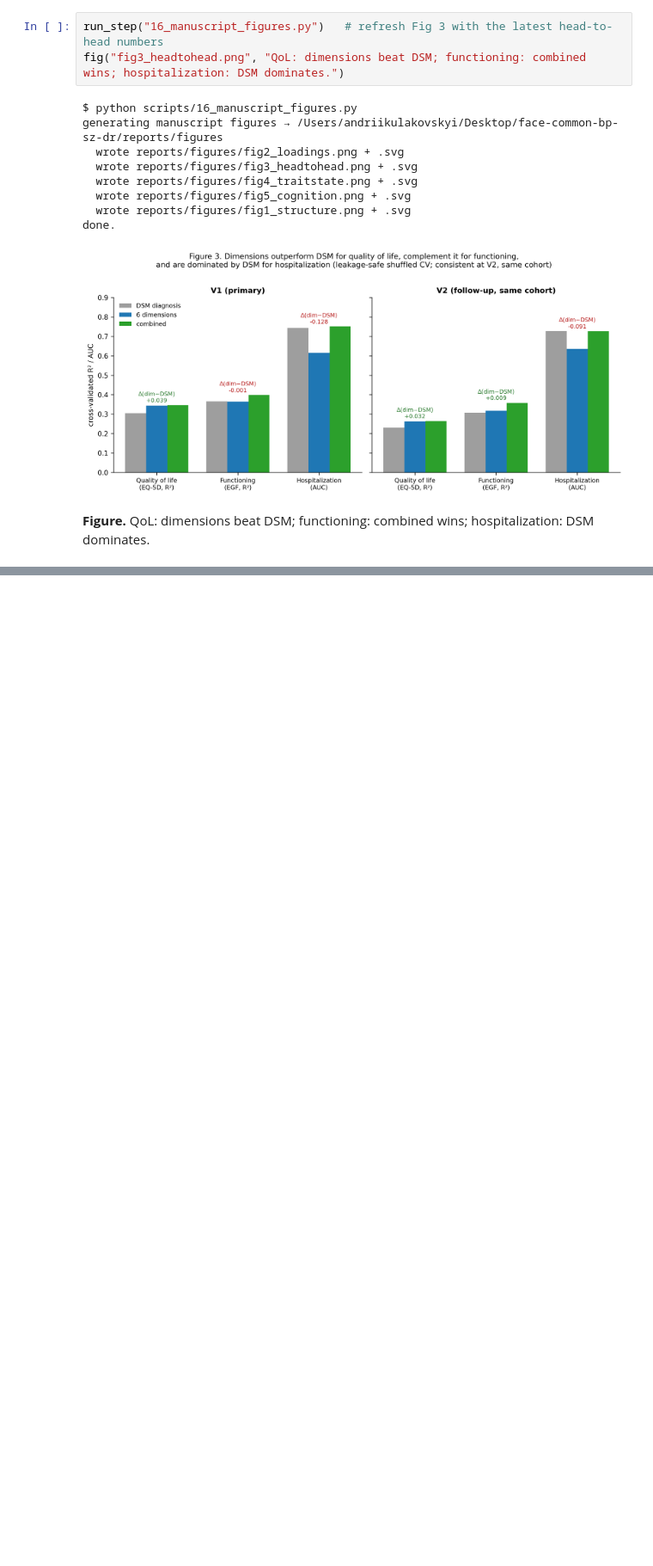
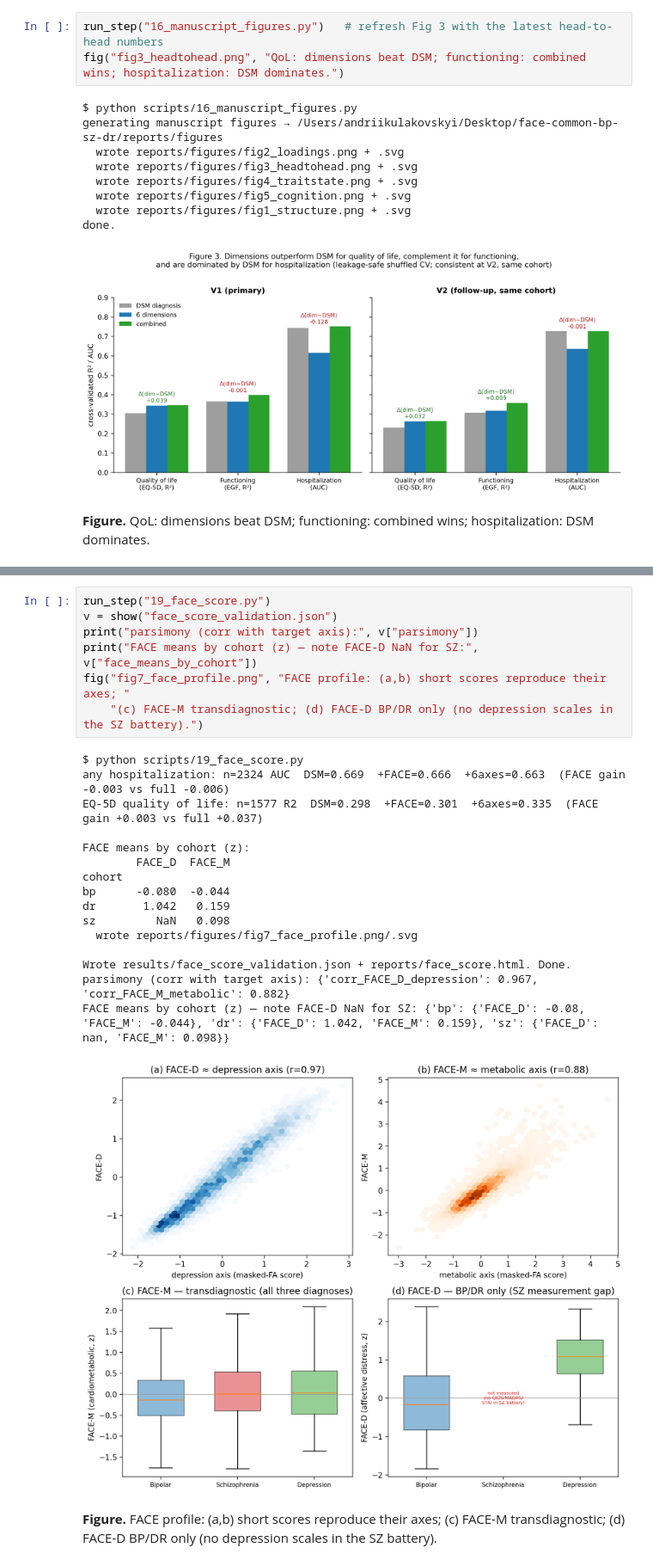
Before and after one commit to AndriiKulakovskyi/face-trans-diagnostic-phenotypes, a Jupyter notebook: notebooks/FACE_reproduction.ipynb, the cells around one changed output, grey strips where cells are left out. Shown at 86% size. Cells and saved outputs as stored; diff of their text form; blank space fills up the shorter version.

```diff
--- a/notebooks/FACE_reproduction.ipynb
+++ b/notebooks/FACE_reproduction.ipynb
@@ -493 +504,26 @@ cognition × symptom-axis correlations (max |r| ≈ 0.24):
+# %%
+run_step("19_face_score.py")
+v = show("face_score_validation.json")
+print("parsimony (corr with target axis):", v["parsimony"])
+print("FACE means by cohort (z) — note FACE-D NaN for SZ:", v["face_means_by_cohort"])
+fig("fig7_face_profile.png", "FACE profile: (a,b) short scores reproduce their axes; "
+    "(c) FACE-M transdiagnostic; (d) FACE-D BP/DR only (no depression scales in the SZ battery).")
+# %% [output]
+$ python scripts/19_face_score.py
+any hospitalization: n=2324 AUC  DSM=0.669  +FACE=0.666  +6axes=0.663  (FACE gain -0.003 vs full -0.006)
+EQ-5D quality of life: n=1577 R2  DSM=0.298  +FACE=0.301  +6axes=0.335  (FACE gain +0.003 vs full +0.037)
+
+FACE means by cohort (z):
+        FACE_D  FACE_M
+cohort
+bp      -0.080  -0.044
+dr       1.042   0.159
+sz         NaN   0.098
+  wrote reports/figures/fig7_face_profile.png/.svg
+
+Wrote results/face_score_validation.json + reports/face_score.html. Done.
+parsimony (corr with target axis): {'corr_FACE_D_depression': 0.967, 'corr_FACE_M_metabolic': 0.882}
+FACE means by cohort (z) — note FACE-D NaN for SZ: {'bp': {'FACE_D': -0.08, 'FACE_M': -0.044}, 'dr': {'FACE_D': 1.042, 'FACE_M': 0.159}, 'sz': {'FACE_D': nan, 'FACE_M': 0.098}}
+[figure, added]
+**Figure.** FACE profile: (a,b) short scores reproduce their axes; (c) FACE-M transdiagnostic; (d) FACE-D BP/DR only (no depression scales in the SZ battery).
 # %% [markdown]
```
Also changed, not shown: parts of 6 cells of this notebook.
